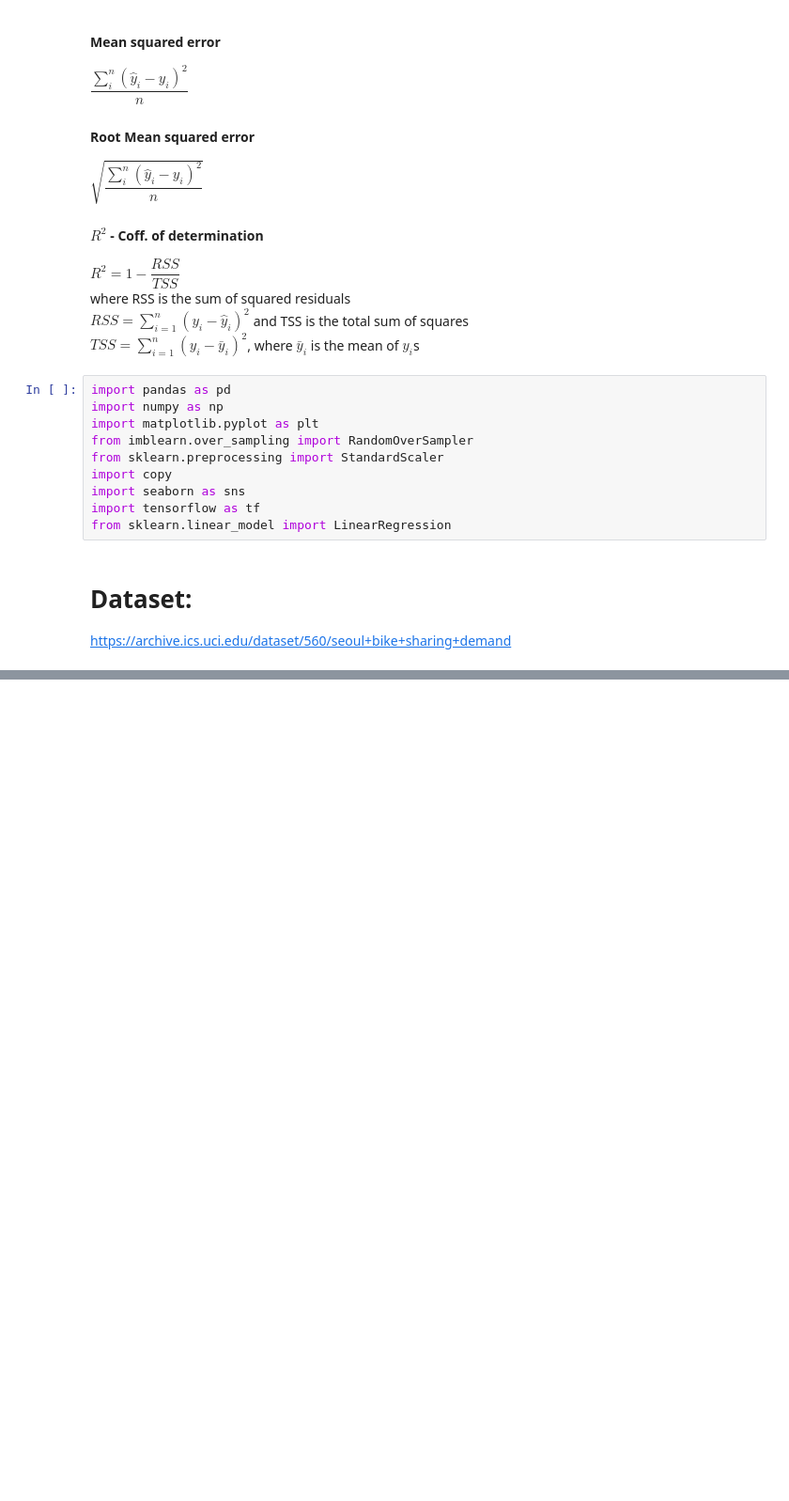
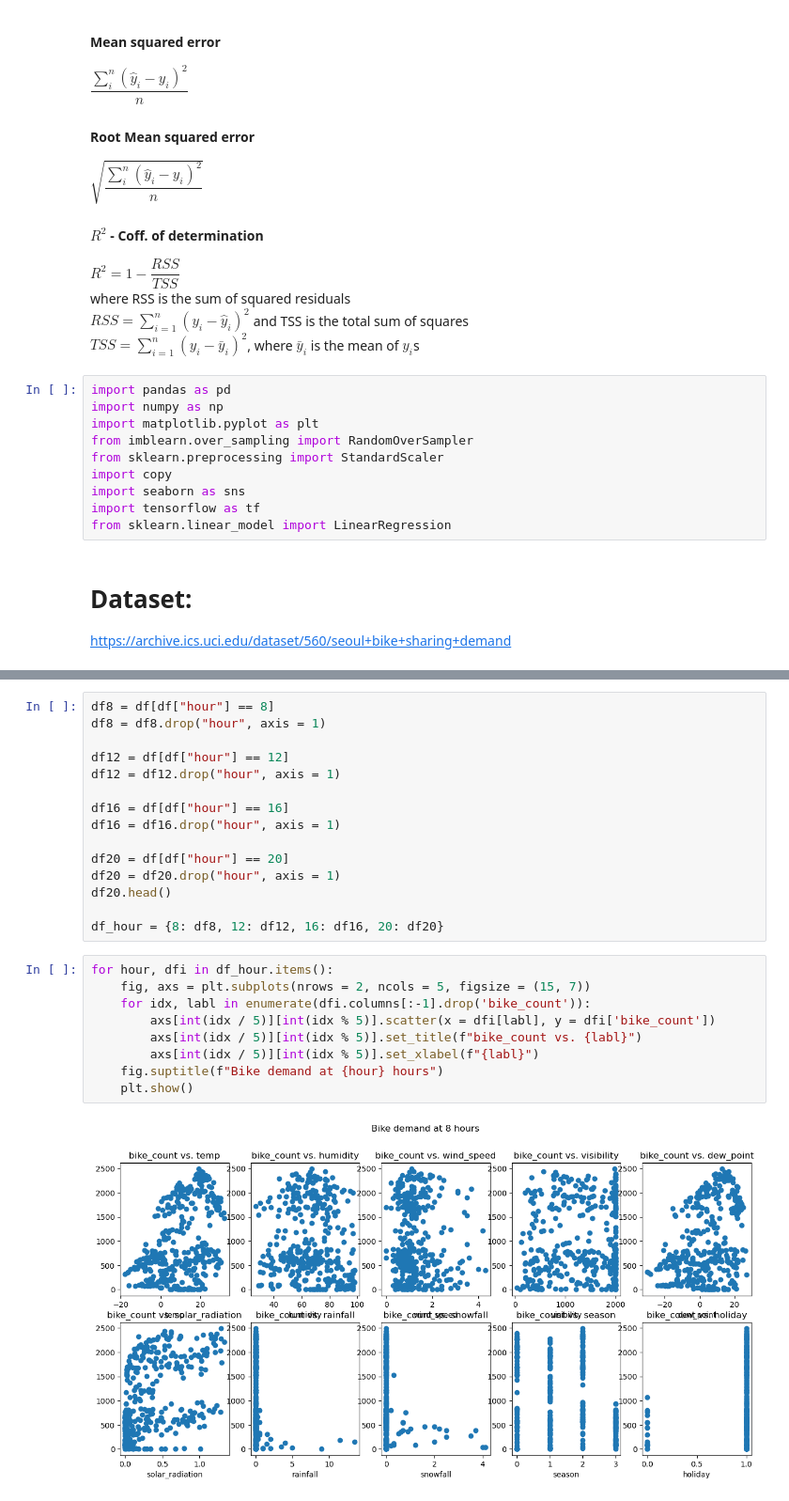
Before and after one commit to aswathr/ml_learn_fcc, a Jupyter notebook: 2_seoul_bike_demand.ipynb, the cells around one changed output, grey strips where cells are left out. Shown at 94% size. Cells and saved outputs as stored; diff of their text form; blank space fills up the shorter version.

Commit message:
Plot seoul bike sharing data

```diff
--- a/2_seoul_bike_demand.ipynb
+++ b/2_seoul_bike_demand.ipynb
@@ -73,0 +60,26 @@ df = df.drop("date", axis = 1)
+# %%
+df8 = df[df["hour"] == 8]
+df8 = df8.drop("hour", axis = 1)
+
+df12 = df[df["hour"] == 12]
+df12 = df12.drop("hour", axis = 1)
+
+df16 = df[df["hour"] == 16]
+df16 = df16.drop("hour", axis = 1)
+
+df20 = df[df["hour"] == 20]
+df20 = df20.drop("hour", axis = 1)
+df20.head()
+
+df_hour = {8: df8, 12: df12, 16: df16, 20: df20}
+# %%
+for hour, dfi in df_hour.items():
+    fig, axs = plt.subplots(nrows = 2, ncols = 5, figsize = (15, 7))
+    for idx, labl in enumerate(dfi.columns[:-1].drop('bike_count')):
+        axs[int(idx / 5)][int(idx % 5)].scatter(x = dfi[labl], y = dfi['bike_count'])
+        axs[int(idx / 5)][int(idx % 5)].set_title(f"bike_count vs. {labl}")
+        axs[int(idx / 5)][int(idx % 5)].set_xlabel(f"{labl}")
+    fig.suptitle(f"Bike demand at {hour} hours")
+    plt.show()
+# %% [output]
+[figure, added]
```
Also changed, not shown: parts of 2 cells of this notebook, 1 other file.
